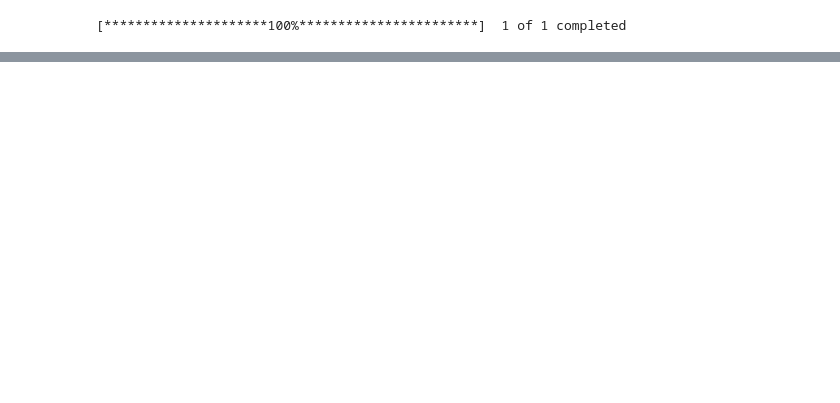
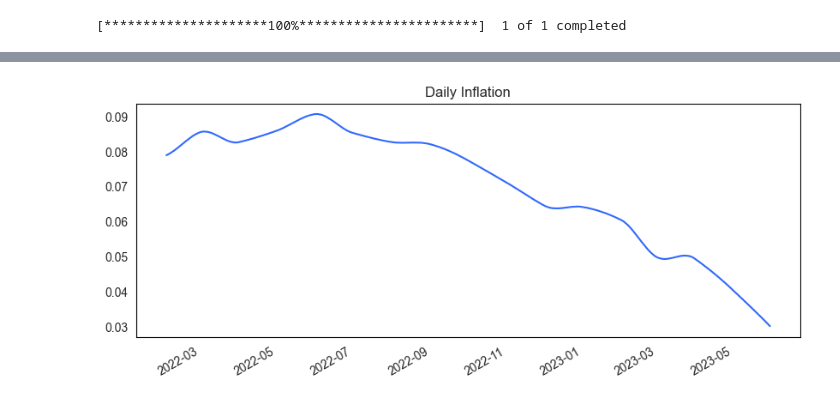
Before and after one commit to aungsias/Forays, a Jupyter notebook: Self/1. Market Movements and Factors - Linear v. Logistic Regression/index.ipynb, the cells around one changed output, grey strips where cells are left out. Saved outputs shown, nothing was run; the diff lists cells and outputs as text; code cells hidden in the pictures; blank space fills up the shorter version.

```diff
--- a/Self/1. Market Movements and Factors - Linear v. Logistic Regression/index.ipynb
+++ b/Self/1. Market Movements and Factors - Linear v. Logistic Regression/index.ipynb
@@ -58,0 +48,7 @@ features = ['Volatility', 'Moving Average', '']
+# %%
+window = 20
+factors[f'{window}D_MA'] = prices[1:].rolling(window).mean()
+factors[f'{window}D_Volatility'] = target.rolling(window).std() * np.sqrt(252)
+factors = factors[window:]
+target = target[window:]
+factors.head(3)
@@ -58,0 +61,5 @@ features = ['Volatility', 'Moving Average', '']
+# %%
+cpi = pd.read_csv('data/cpi.csv', index_col='DATE', parse_dates=True)
+daily_inflation = cpi.pct_change(12).resample('D').interpolate('akima')
+daily_inflation = daily_inflation.reindex(factors.index)
+daily_inflation.head(3)
@@ -58,0 +72,6 @@ features = ['Volatility', 'Moving Average', '']
+# %%
+daily_inflation.plot(figsize=(10, 4), legend=False, grid=False, color='#3169FD')
+plt.xlabel('')
+plt.title('Daily Inflation');
+# %% [output]
+[figure, added]
```
Also changed, not shown: parts of 14 cells of this notebook, 3 other files.
